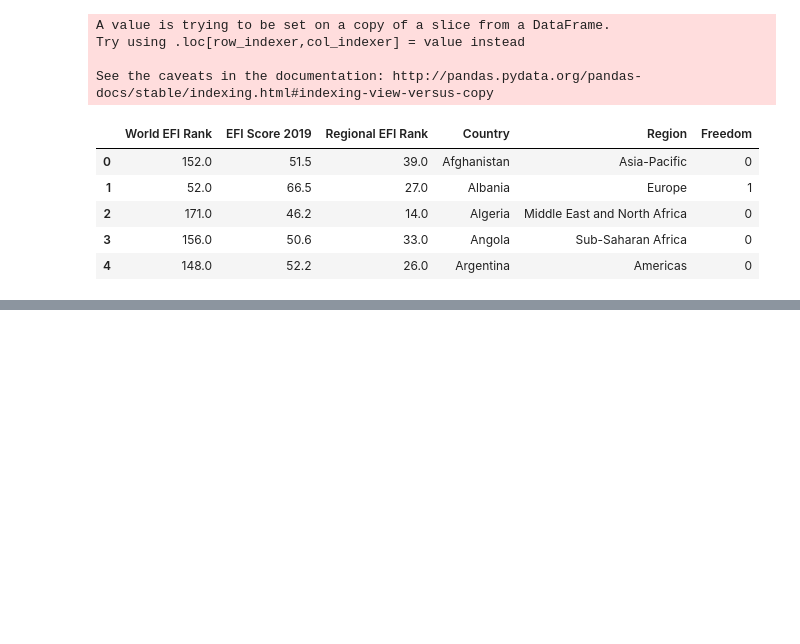
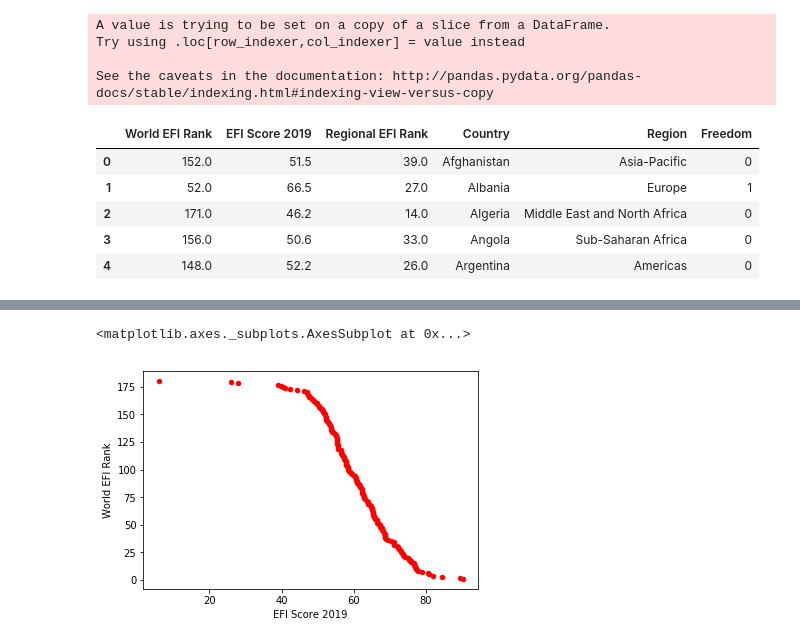
Before and after one commit to fchikwekwe/IntroToMachineLearning, a Jupyter notebook: EconomicFreedomProject.ipynb, the cells around one changed output, grey strips where cells are left out. Saved outputs shown, nothing was run; the diff lists cells and outputs as text; code cells hidden in the pictures; blank space fills up the shorter version.

```diff
--- a/EconomicFreedomProject.ipynb
+++ b/EconomicFreedomProject.ipynb
@@ -128,2 +133,17 @@ Index(['Property Rights', 'Judical Effectiveness', 'Government Integrity',
       dtype='object')
+# %%
+data.replace({
+    '$40.0 (2015 est.)': '40.0',
+    '38,000 ppl.': 0.038,
+    '$6.1 CHF (2014 )': '6.1',
+    '1,246.5 ': '1246.5',
+    '$139,100 (2009 est.)': 139000,
+    '$1,700 (2015 est.)': 1700,
+    '2.1 (2016)': 2.1
+    }, inplace=True
+)
+# %%
+data['GDP (Billions, PPP)'] = data['GDP (Billions, PPP)'].str.strip('$').str.strip(' ').str.replace('[^\w\s]','').fillna(0).astype(float)
+data['GDP per Capita (PPP)'] = data['GDP per Capita (PPP)'].str.strip('$').str.strip(' ').str.replace('[^\w\s]','').fillna(0).astype(float)
+data['FDI Inflow (Millions)'] = data['FDI Inflow (Millions)'].str.replace('[^\w\s]','').fillna(0).astype(float)
 # %%
@@ -162,20 +193,0 @@ SyntaxError: invalid syntax (<ipython-input-266-c08db43b809b>, line 6)
-# %%
-data['Property Rights'] = data['Property Rights'].fillna(0).astype(float)
-data['Judical Effectiveness'] = data['Judical Effectiveness'].fillna(0).astype(float)
-data['Government Integrity'] = data['Government Integrity'].fillna(0).astype(float)
-data['Tax Burden'] = data['Tax Burden'].fillna(0).astype(float)
-data['Govt Spending'] = data['Govt Spending'].fillna(0).astype(float)
-data['Fiscal Health'] = data['Fiscal Health'].fillna(0).astype(float)
-data['Business Freedom'] = data['Business Freedom'].fillna(0).astype(float)
-data['Labor Freedom'] = data['Labor Freedom'].fillna(0).astype(float)
-data['Monetary Freedom'] = data['Monetary Freedom'].fillna(0).astype(float)
-data['Trade Freedom'] = data['Trade Freedom'].fillna(0).astype(float)
-data['Investment Freedom'] = data['Investment Freedom'].fillna(0).astype(float)
-data['Financial Freedom'] = data['Financial Freedom'].fillna(0).astype(float)
-data['Financial Freedom'] = data['Financial Freedom'].fillna(0).astype(float)
-data['Tariff Rate (%)'] = data['Tariff Rate (%)'].fillna(0).astype(float)
-data['Income Tax Rate (%)'] = data['Income Tax Rate (%)'].fillna(0).astype(float)
-data['Corporate Tax Rate (%)'] = data['Corporate Tax Rate (%)'].fillna(0).astype(float)
-data['Tax Burden % of GDP'] = data['Tax Burden % of GDP'].fillna(0).astype(float)
-data['Govt Expenditure % of GDP'] = data['Govt Expenditure % of GDP'].fillna(0).astype(float)
-data['Population (Millions)'] = data['Population (Millions)'].fillna(0) # cannot convert to float
@@ -220,3 +193,0 @@ array(['69.6 ', '36.0 ', '632.9 ', '190.3 ', '920.2 ', '28.3 ', '1246.5',
-# %%
-data['GDP (Billions, PPP)'] = data['GDP (Billions, PPP)'].str.strip('$').str.strip(' ')
-data['GDP (Billions, PPP)'].unique()
@@ -222,0 +204,6 @@ data['GDP (Billions, PPP)'].unique()
+# %%
+# Since World Ranking is based on EFI Score, these should be deeply correlated
+data.plot.scatter(x="EFI Score 2019", y="World EFI Rank", c="red")
+# %% [output]
+<matplotlib.axes._subplots.AxesSubplot at 0x...>
+[figure, added]
```
Also changed, not shown: parts of 19 cells of this notebook, 1 other file.
